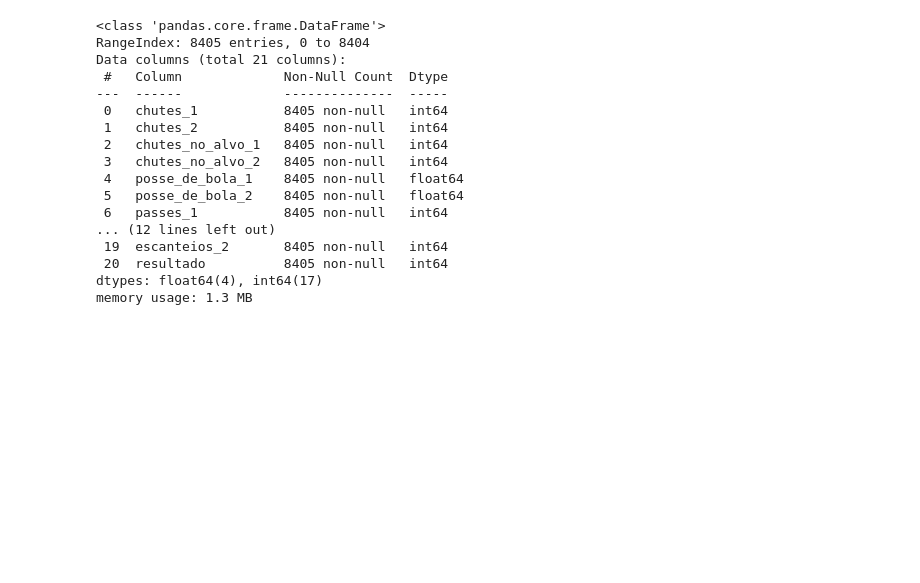
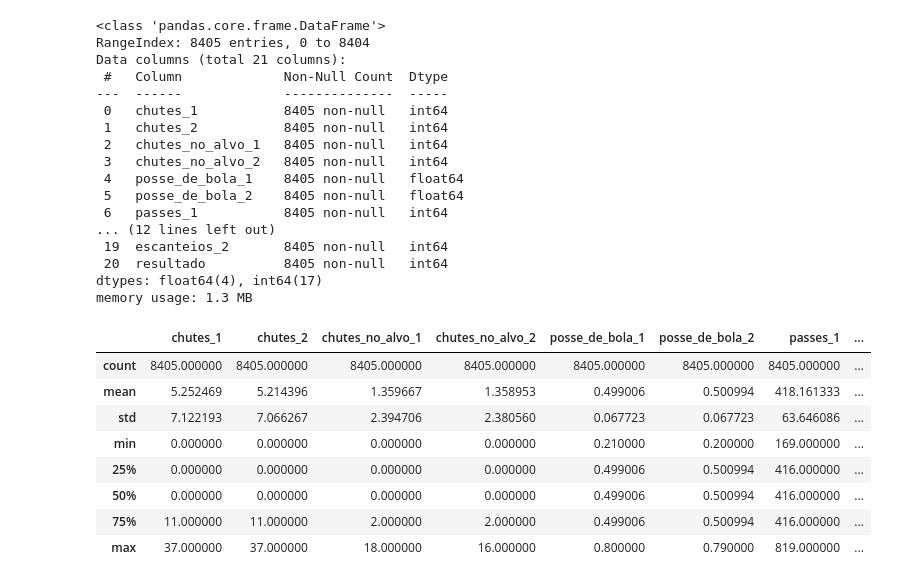
Before and after one commit to ThiagoYure/Data-Science-Brasileirao, a Jupyter notebook: notebooks/eda.ipynb, the cells around one changed output. Saved outputs shown, nothing was run; the diff lists cells and outputs as text; code cells hidden in the pictures; blank space fills up the shorter version.

```diff
--- a/notebooks/eda.ipynb
+++ b/notebooks/eda.ipynb
@@ -278,3 +287,22 @@ Data columns (total 21 columns):
  20  resultado          8405 non-null   int64
 dtypes: float64(4), int64(17)
 memory usage: 1.3 MB
+# %%
+### Analisando Outliers
+df_auxiliar = df_merged_new.drop(df_merged_new[(df_merged_new['passes_1'] == 0) | (df_merged_new['passes_2'] == 0)].index)
+
+### Preencher os erros com o valor da median dos existentes
+df_merged_new.loc[df_merged_new['passes_1'] == 0,'passes_1'] = df_auxiliar['passes_1'].median()
+df_merged_new.loc[df_merged_new['passes_2'] == 0,'passes_2'] = df_auxiliar['passes_2'].median()
+
+df_merged_new.describe()
+# %% [output]
+|  | chutes_1 | chutes_2 | chutes_no_alvo_1 | chutes_no_alvo_2 | posse_de_bola_1 | posse_de_bola_2 | passes_1 | ... |
+| count | 8405.000000 | 8405.000000 | 8405.000000 | 8405.000000 | 8405.000000 | 8405.000000 | 8405.000000 | ... |
+| mean | 5.252469 | 5.214396 | 1.359667 | 1.358953 | 0.499006 | 0.500994 | 418.161333 | ... |
+| std | 7.122193 | 7.066267 | 2.394706 | 2.380560 | 0.067723 | 0.067723 | 63.646086 | ... |
+| min | 0.000000 | 0.000000 | 0.000000 | 0.000000 | 0.210000 | 0.200000 | 169.000000 | ... |
+| 25% | 0.000000 | 0.000000 | 0.000000 | 0.000000 | 0.499006 | 0.500994 | 416.000000 | ... |
+| 50% | 0.000000 | 0.000000 | 0.000000 | 0.000000 | 0.499006 | 0.500994 | 416.000000 | ... |
+| 75% | 11.000000 | 11.000000 | 2.000000 | 2.000000 | 0.499006 | 0.500994 | 416.000000 | ... |
+| max | 37.000000 | 37.000000 | 18.000000 | 16.000000 | 0.800000 | 0.790000 | 819.000000 | ... |
```
Also changed, not shown: parts of 9 cells of this notebook.
